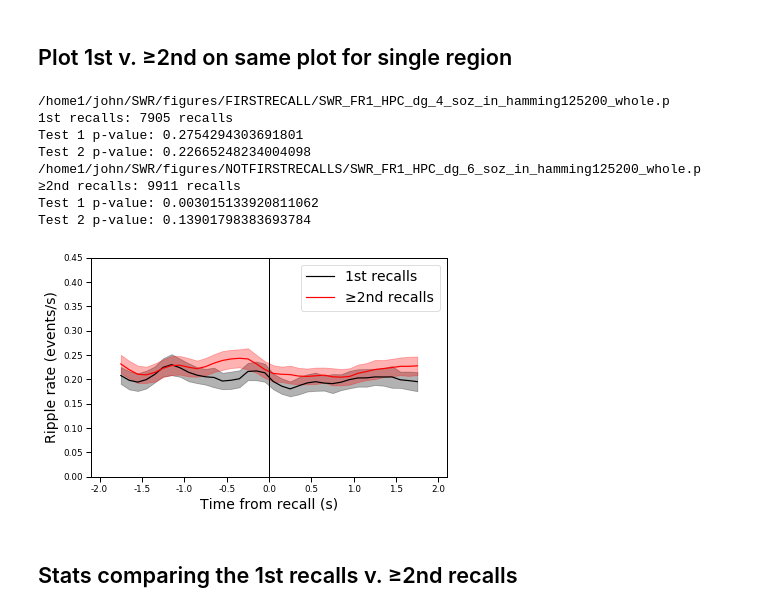
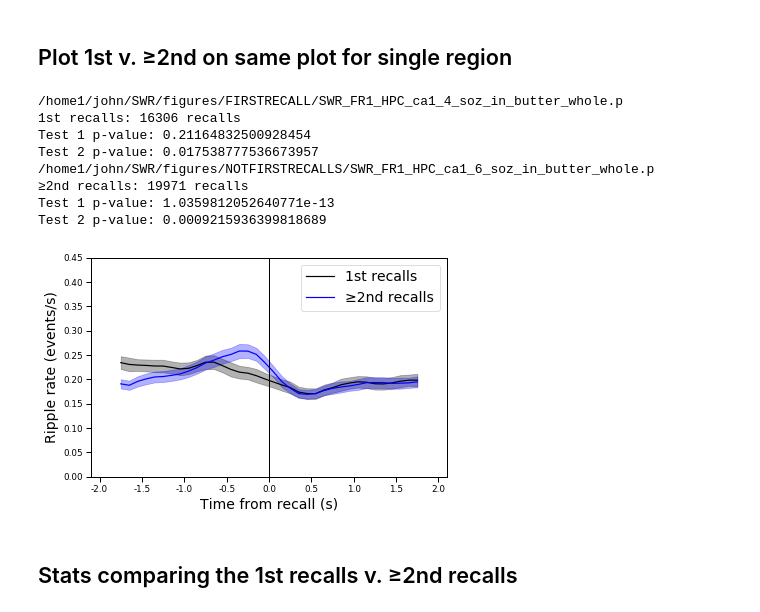
Before and after one commit to jjsakon/SWR, a Jupyter notebook: code/SWRplots.ipynb, the cells around one changed output. Drawn from its saved outputs; the diff is of its cells as text; code cells hidden in the pictures.

```diff
--- a/code/SWRplots.ipynb
+++ b/code/SWRplots.ipynb
@@ -140,13 +140,15 @@ Test 2 p-value: 0.0014621021071538007
 
 selected_period = 'surrounding_recall'
 remove_soz_ictal = False
-filter_type = 'hamming125200' # hamming # butter # hamming125200
+filter_type = 'butter' # hamming # butter # hamming125200
 sub_selection = 'whole' # 'second_half', 'whole' ,'first_half'
 
 region_name = 'HPC' # 'ENT' # 'PHC'
-location_selected = 'dg' # 'dg' ''
+location_selected = 'ca1' # 'dg' ''
+extra = '' #'-GT_5000' # '-LT_5000' # '' # '-GT_5000' # LT 5000 and GT 5000 are control analyses
+# for first 5000 ms of retrieval period or not
 
-save_plot = 1
+save_plot = 0
 
 recall_minimum = 2000
 pad = 2
@@ -177,6 +179,8 @@ for p,recall_type_switch in enumerate([4,6]):
             color = (0,0,1)
         elif location_selected == 'dg':
             color = (1,0,0)
+        elif location_selected == 'ca1dg':
+            color = (0.5,0,0.5)
         elif region_name == 'PHC':
             color = (0,0.5,0.5)
         elif region_name == 'ENT':
@@ -185,7 +189,7 @@ for p,recall_type_switch in enumerate([4,6]):
     path_name = '/home1/john/SWR/figures/'+subfolder
     fn = os.path.join(path_name,
         'SWR_'+exp+'_'+region_name+'_'+location_selected+'_'+str(recall_type_switch)+'_'+soz_label+\
-                      '_'+filter_type+'_'+sub_selection+'.p')
+                      '_'+filter_type+'_'+sub_selection+extra+'.p')
     print(fn)
     with open(fn,'rb') as f:
         dat = pickle.load(f)
@@ -216,43 +220,43 @@ for p,recall_type_switch in enumerate([4,6]):
 #         plot([second_start,second_start+stats_bin],[line_dist,line_dist],'--',
 #              color=color,label='_nolegend_')
     print(label+': '+str(num_trials)+' recalls')
     print('Test 1 p-value: '+str(bin_model1.pvalues[1]))
     print('Test 2 p-value: '+str(bin_model2.pvalues[1]))
 
 xticks(np.arange(psth_start,psth_end+1,500),np.arange(psth_start/1000,psth_end/1000+1,500/1000))
 xlabel('Time from recall (s)')
 ylabel('Ripple rate (events/s)')
 if filter_type == 'hamming':
     ylim = 0.7 # keep it here since occasionally CIs get kinda high
     plot([ax.get_xlim()[0],ax.get_xlim()[1]],[0.35,0.35],linewidth=1,linestyle='--',color=(0.8,0.8,0.8),label='_nolegend_')
 else: # for Vaz and hamming125200
     ylim = 0.45
 
 ax.set_ylim(0,ylim)
 ax.set_xlim(psth_start-100,psth_end+100)
 plot([0,0],[ax.get_ylim()[0],ax.get_ylim()[1]],linewidth=1,linestyle='-',color=(0,0,0),label='_nolegend_')
 ax.legend({'1st recalls','≥2nd recalls'})
 # if location_selected == '':
 #     title(region_name)
 # else:
 #     title(location_selected)
 tight_layout()
 
 if save_plot == 1:
     plt.savefig('../figures/PSTHplots/'+exp+'_'+'PSTH_by_region-'+region_name+'_'+location_selected+'-'+str(recall_type_switch)+'_'+
-                filter_type+'_'+sub_selection+'.pdf',transparent=True)
+                filter_type+'_'+sub_selection+extra+'.pdf',transparent=True)
 plt.show()
 a=1;
 # %% [output]
-/home1/john/SWR/figures/FIRSTRECALL/SWR_FR1_HPC_dg_4_soz_in_hamming125200_whole.p
-1st recalls: 7905 recalls
-Test 1 p-value: 0.2754294303691801
-Test 2 p-value: 0.22665248234004098
-/home1/john/SWR/figures/NOTFIRSTRECALLS/SWR_FR1_HPC_dg_6_soz_in_hamming125200_whole.p
-≥2nd recalls: 9911 recalls
-Test 1 p-value: 0.003015133920811062
-Test 2 p-value: 0.13901798383693784
+/home1/john/SWR/figures/FIRSTRECALL/SWR_FR1_HPC_ca1_4_soz_in_butter_whole.p
+1st recalls: 16306 recalls
+Test 1 p-value: 0.21164832500928454
+Test 2 p-value: 0.017538777536673957
+/home1/john/SWR/figures/NOTFIRSTRECALLS/SWR_FR1_HPC_ca1_6_soz_in_butter_whole.p
+≥2nd recalls: 19971 recalls
+Test 1 p-value: 1.0359812052640771e-13
+Test 2 p-value: 0.0009215936399818689
-[figure, old version]
+[figure, new version]
 # %% [markdown]
 ## Stats comparing the 1st recalls v. ≥2nd recalls
 # %% [markdown]
```
Also changed, not shown: parts of 4 cells of this notebook, 2 other files.
